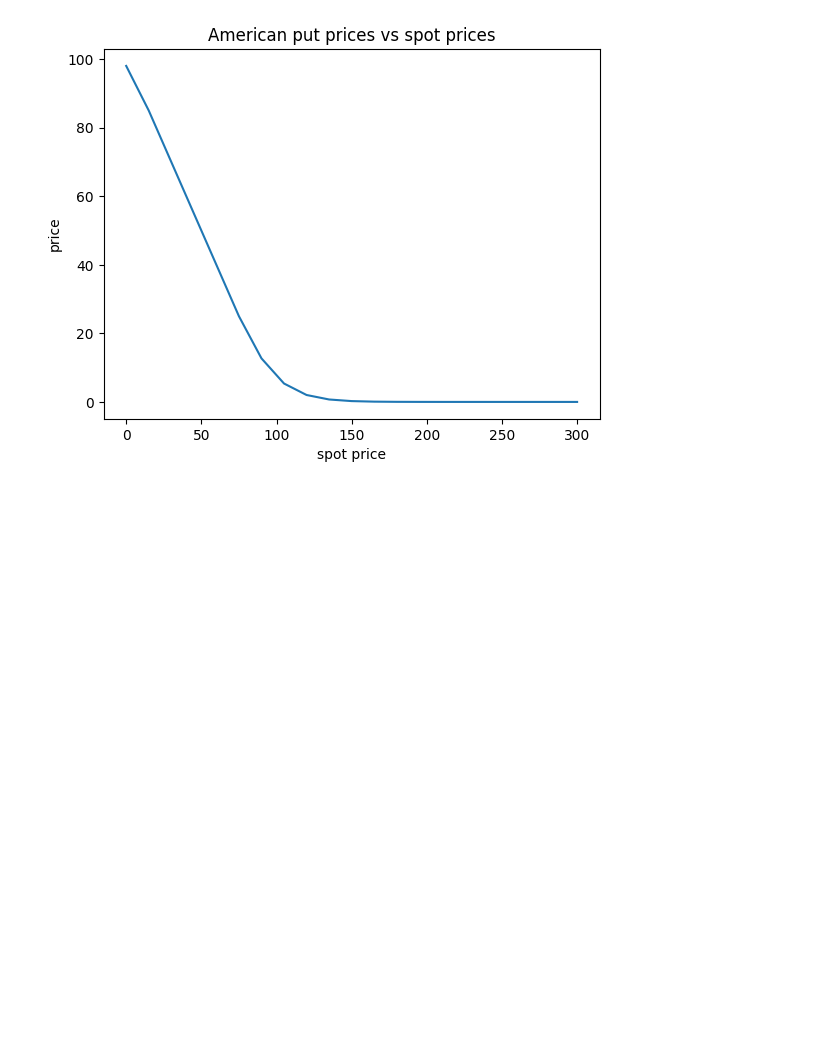
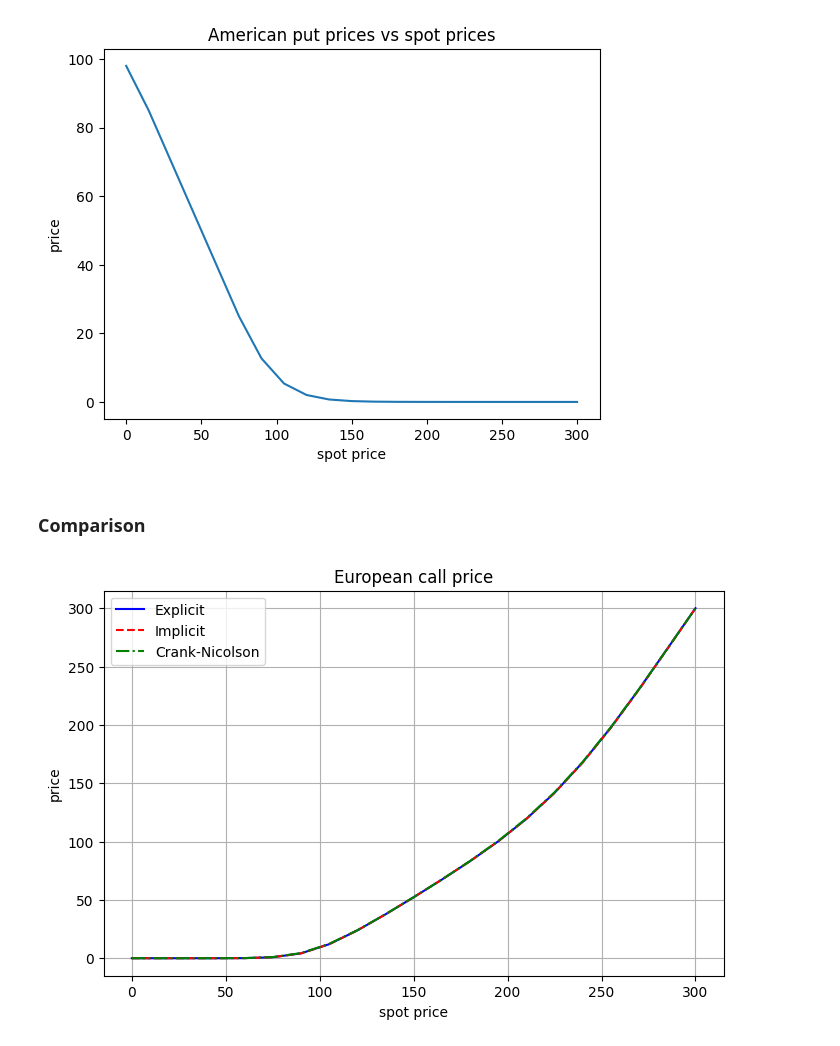
Before and after one commit to Awaish0419/FiniteDifferencePDE, a Jupyter notebook: VanillaOptionFiniteDifferencePDE.ipynb, the cells around one changed output. Saved outputs shown, nothing was run; the diff lists cells and outputs as text; code cells hidden in the pictures; blank space fills up the shorter version.

Commit message:
add the comparison part in visualization part

```diff
--- a/VanillaOptionFiniteDifferencePDE.ipynb
+++ b/VanillaOptionFiniteDifferencePDE.ipynb
@@ -284,7 +284,7 @@ isCall = True
 # max S
 max_S = 3 * K
 # %%
-European_call_prices = calculate_prices_explicit(T, r, sigma, K, M, N, isEuropean, isCall, max_S)
+European_call_prices_explicit = calculate_prices_explicit(T, r, sigma, K, M, N, isEuropean, isCall, max_S)
 
 spot_prices = []
 spot_price = 0
@@ -293,7 +293,7 @@ for i in range(N + 1):
   spot_prices.append(spot_price)
   spot_price += step
 
-plt.plot(spot_prices, European_call_prices)
+plt.plot(spot_prices, European_call_prices_explicit)
 
 plt.title('European call prices vs spot prices')
 plt.xlabel('spot price')
@@ -450,7 +450,7 @@ isCall = True
 # max S
 max_S = 3 * K
 # %%
-European_call_prices = calculate_prices_implicit(T, r, sigma, K, M, N, isEuropean, isCall, max_S)
+European_call_prices_implicit = calculate_prices_implicit(T, r, sigma, K, M, N, isEuropean, isCall, max_S)
 
 spot_prices = []
 spot_price = 0
@@ -459,7 +459,7 @@ for i in range(N + 1):
   spot_prices.append(spot_price)
   spot_price += step
 
-plt.plot(spot_prices, European_call_prices)
+plt.plot(spot_prices, European_call_prices_implicit)
 
 plt.title('European call prices vs spot prices')
 plt.xlabel('spot price')
@@ -616,7 +616,7 @@ isCall = True
 # max S
 max_S = 3 * K
 # %%
-European_call_prices = calculate_prices_crank(T, r, sigma, K, M, N, isEuropean, isCall, max_S)
+European_call_prices_crank = calculate_prices_crank(T, r, sigma, K, M, N, isEuropean, isCall, max_S)
 
 spot_prices = []
 spot_price = 0
@@ -625,7 +625,7 @@ for i in range(N + 1):
   spot_prices.append(spot_price)
   spot_price += step
 
-plt.plot(spot_prices, European_call_prices)
+plt.plot(spot_prices, European_call_prices_crank)
 
 plt.title('European call prices vs spot prices')
 plt.xlabel('spot price')
@@ -758,3 +758,20 @@ plt.show()
 plt.close()
 # %% [output]
 [figure]
+# %% [markdown]
+### Comparison
+# %%
+plt.figure(figsize=(8, 5))
+plt.plot(spot_prices, European_call_prices_explicit, label='Explicit', linestyle='-', color='b')
+plt.plot(spot_prices, European_call_prices_implicit, label='Implicit', linestyle='--', color='r')
+plt.plot(spot_prices, European_call_prices_crank, label='Crank-Nicolson', linestyle='-.', color='g')
+
+plt.xlabel('spot price')
+plt.ylabel('price')
+plt.title('European call price')
+plt.legend()
+plt.grid()
+
+plt.show()
+# %% [output]
+[figure, added]
```
Also changed, not shown: parts of 12 cells of this notebook.
